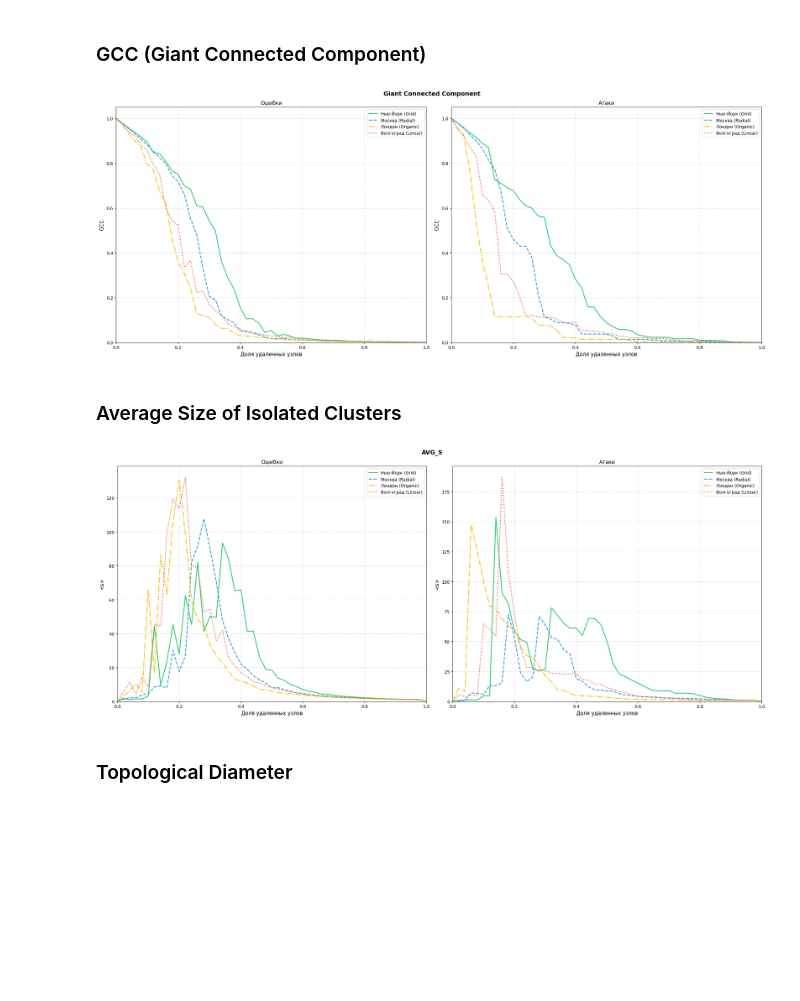
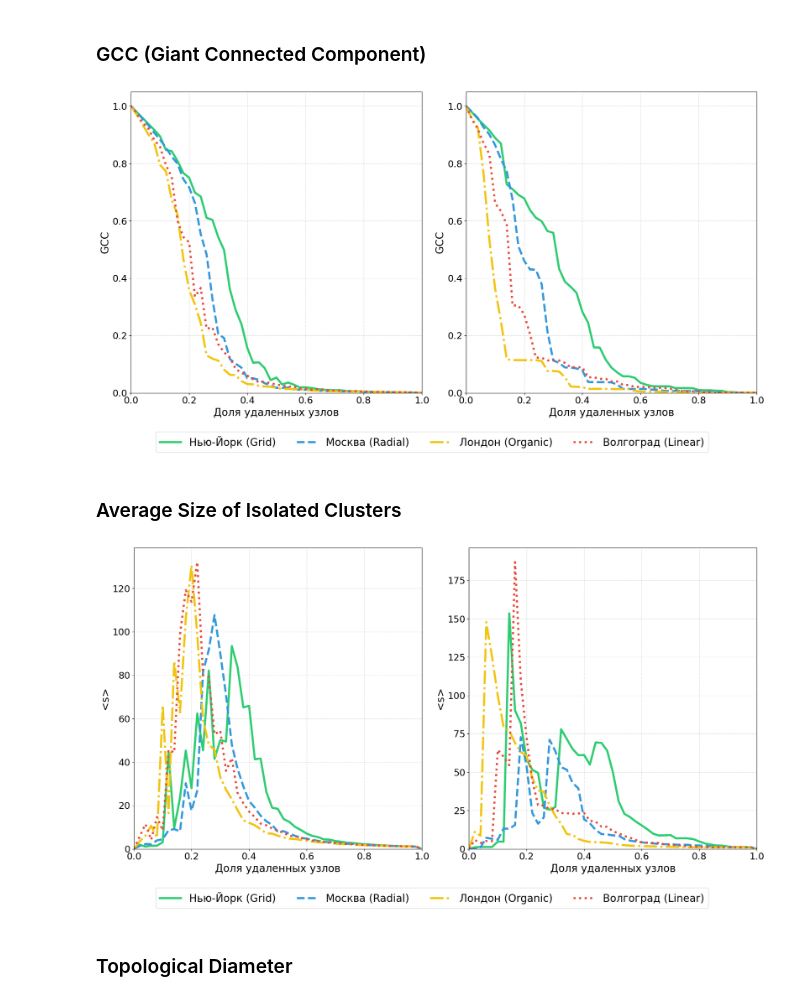
Before and after one commit to Zezezknight/percolation, a Jupyter notebook: Visualization.ipynb, the cells around one changed output. Saved outputs shown, nothing was run; the diff lists cells and outputs as text; code cells hidden in the pictures; blank space fills up the shorter version.

Commit message:
feat(graphics): enhance metric graphs and figures save

```diff
--- a/Visualization.ipynb
+++ b/Visualization.ipynb
@@ -15,14 +15,14 @@ def load_dict_from_pickle(filename):
         print(f"Ошибка при загрузке: {e}")
         return None
 # %%
-def plot_comparison(error, attack, metric, title, ylabel):
-    fig, ax = plt.subplots(1, 2, figsize = (22, 9))
+def plot_comparison(error, attack, metric, ylabel):
+    fig, ax = plt.subplots(1, 2, figsize = (18, 9))
 
     styles = {
-        'Нью-Йорк (Grid)': {'color': '#2ecc71', 'ls': '-', 'lw': 2},
-        'Москва (Radial)': {'color': '#3498db', 'ls': '--', 'lw': 2},
-        'Лондон (Organic)': {'color': '#f1c40f', 'ls': '-.', 'lw': 2},
-        'Волгоград (Linear)': {'color': '#e74c3c', 'ls': ':', 'lw': 2}
+        'Нью-Йорк (Grid)': {'color': '#2ecc71', 'ls': '-', 'lw': 4},
+        'Москва (Radial)': {'color': '#3498db', 'ls': '--', 'lw': 4},
+        'Лондон (Organic)': {'color': '#f1c40f', 'ls': '-.', 'lw': 4},
+        'Волгоград (Linear)': {'color': '#e74c3c', 'ls': ':', 'lw': 4}
     }
 
     fractions = np.linspace(0, 1, 51)
@@ -30,34 +30,39 @@ def plot_comparison(error, attack, metric, title, ylabel):
     for city_name, data in error.items():
         values = [np.mean(data[f][metric]) for f in fractions]
 
-        style = styles.get(city_name, {'lw': 1.5})
+        style = styles.get(city_name)
         ax[0].plot(fractions, values, label=city_name, **style)
 
-    ax[0].set_title('Ошибки')
-    ax[0].set_xlabel('Доля удаленных узлов', fontsize=12)
-    ax[0].set_ylabel(ylabel, fontsize=12)
+    ax[0].set_xlabel('Доля удаленных узлов', fontsize=20)
+    ax[0].set_ylabel(ylabel, fontsize=20)
     ax[0].grid(True, which='both', ls='--', alpha=0.5)
-    ax[0].legend()
+    ax[0].tick_params(axis='both', which='major', labelsize=18)
     ax[0].set_xlim(0, 1)
     ax[0].set_ylim(0, None)
 
     for city_name, data in attack.items():
         values = [np.mean(data[f][metric]) for f in fractions]
 
-        style = styles.get(city_name, {'lw': 1.5})
+        style = styles.get(city_name)
         ax[1].plot(fractions, values, label=city_name, **style)
 
-    ax[1].set_title('Атаки')
-    ax[1].set_xlabel('Доля удаленных узлов', fontsize=12)
-    ax[1].set_ylabel(ylabel, fontsize=12)
+    ax[1].set_xlabel('Доля удаленных узлов', fontsize=20)
+    ax[1].set_ylabel(ylabel, fontsize=20)
     ax[1].grid(True, which='both', ls='--', alpha=0.5)
-    ax[1].legend()
+    ax[1].tick_params(axis='both', which='major', labelsize=18)
     ax[1].set_xlim(0, 1)
     ax[1].set_ylim(0, None)
 
-    plt.suptitle(title, fontsize=14, fontweight='bold')
+    handles, labels = ax[0].get_legend_handles_labels()
+    fig.legend(handles, labels,
+               loc='lower center',
+               bbox_to_anchor=(0.5, -0.1),
+               ncol=4,
+               fontsize=20,
+               frameon=True)
+
     plt.tight_layout()
-    plt.show()
+    return fig
 # %% [markdown]
 ## Загрузка
 # %%
@@ -91,6 +96,6 @@ attack = {
 # %% [markdown]
 ### GCC (Giant Connected Component)
 # %%
-plot_comparison(error, attack, "gcc", "Giant Connected Component", "GCC")
+fig = plot_comparison(error, attack, "gcc", "GCC")
 # %% [output]
-[figure, old version]
+[figure, new version]
@@ -97,6 +111,6 @@ plot_comparison(error, attack, "gcc", "Giant Connected Component", "GCC")
 # %% [markdown]
 ### Average Size of Isolated Clusters
 # %%
-plot_comparison(error, attack, "avg_s", "AVG_S", "<s>")
+fig = plot_comparison(error, attack, "avg_s", "<s>")
 # %% [output]
-[figure, old version]
+[figure, new version]
```
Also changed, not shown: parts of 10 cells of this notebook, 6 other files.
